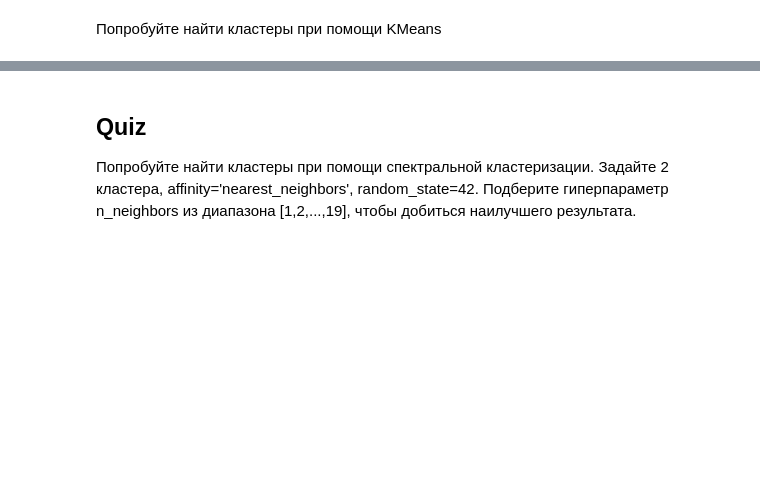
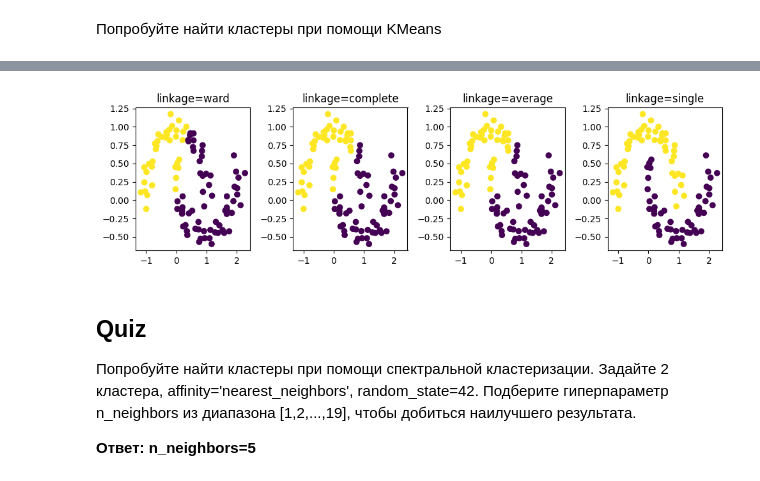
Before and after one commit to psaw/hse-ai24-ml, a Jupyter notebook: Hometask_Clustering.ipynb, the cells around one changed output, grey strips where cells are left out. Drawn from its saved outputs; the diff is of its cells as text; code cells hidden in the pictures; blank space fills up the shorter version.

```diff
--- a/Hometask_Clustering.ipynb
+++ b/Hometask_Clustering.ipynb
@@ -134,5 +223,27 @@ from sclearn.cluster import AgglomerativeClustering
+# %%
+from sklearn.cluster import AgglomerativeClustering
+
+# ваш код здесь
+linkage_values = ['ward', 'complete', 'average', 'single']
+
+fig = plt.figure(figsize=(10, 3))
+i = 0
+
+for linkage in linkage_values:
+    agglo = AgglomerativeClustering(n_clusters=2, linkage=linkage)
+    labels = agglo.fit_predict(X)
+    i += 1
+    plt.subplot(1, 4, i)
+    plt.scatter(X[:,0], X[:,1], c=labels)
+    plt.title(f'linkage={linkage}')
+plt.tight_layout()
+plt.show()
+# %% [output]
+[figure, added]
 # %% [markdown]
 ## Quiz
 
 Попробуйте найти кластеры при помощи спектральной кластеризации.
 Задайте 2 кластера, affinity='nearest_neighbors', random_state=42. Подберите гиперпараметр n_neighbors из диапазона [1,2,...,19], чтобы добиться наилучшего результата.
+
+**Ответ: n_neighbors=5**
```
Also changed, not shown: parts of 22 cells of this notebook.
